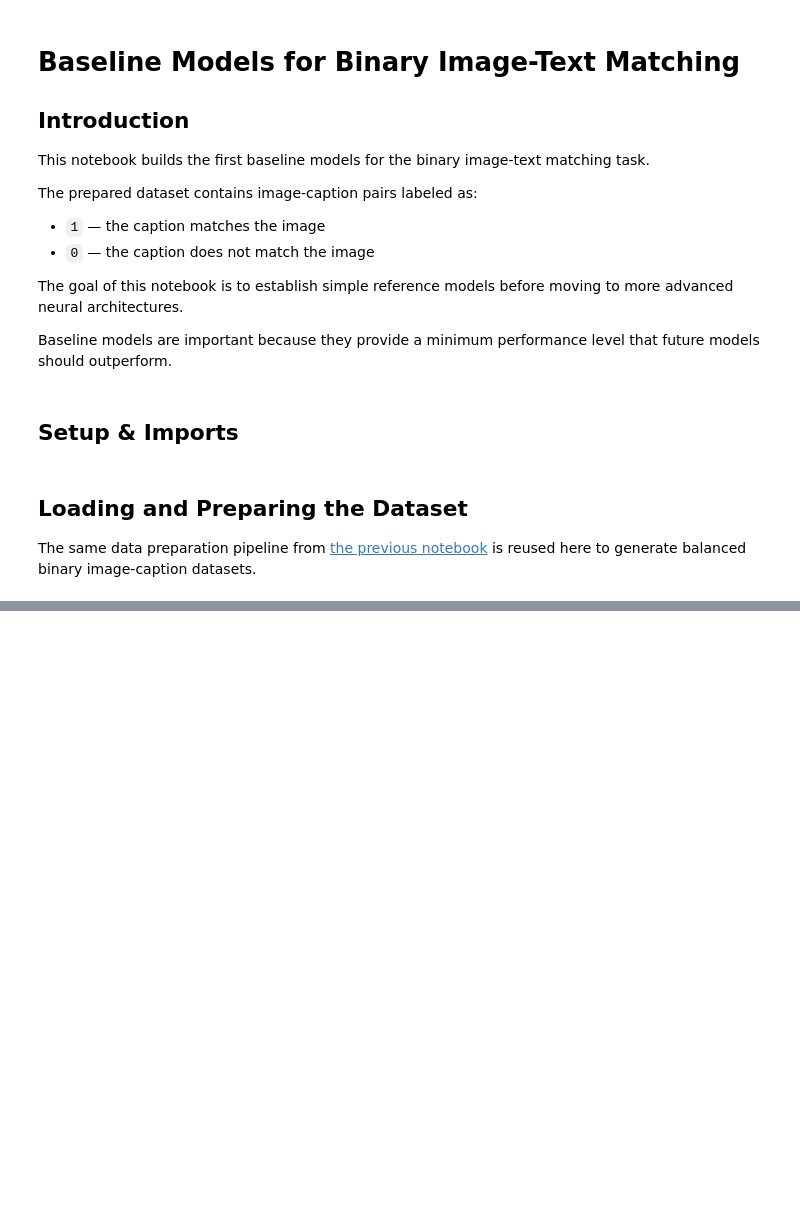
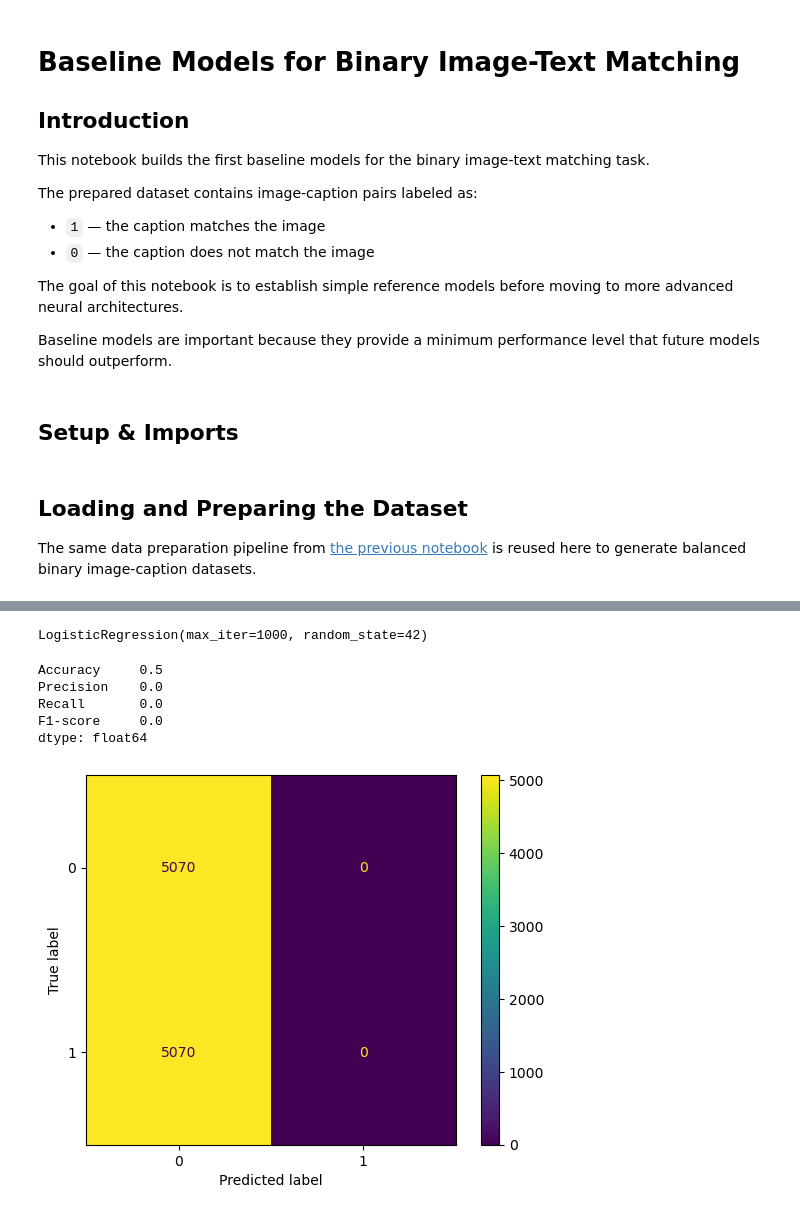
Before and after one commit to Maxstef/flickr30k-multimodal-retrieval, a Jupyter notebook: notebooks/03_baseline_models.ipynb, the cells around one changed output, grey strips where cells are left out. Cells and saved outputs as stored; diff of their text form; code cells hidden in the pictures; blank space fills up the shorter version.

Commit message:
implement multimodal feature extraction and baseline classifiers

```diff
--- a/notebooks/03_baseline_models.ipynb
+++ b/notebooks/03_baseline_models.ipynb
@@ -69,0 +281,3 @@ Although this model does not use visual information, it provides a simple refere
+# %%
+y_train = train_pairs["label"]
+y_val = val_pairs["label"]
@@ -69,0 +301,48 @@ Although this model does not use visual information, it provides a simple refere
+# %%
+log_reg = LogisticRegression(
+    random_state=RANDOM_SEED,
+    max_iter=1000,
+)
+# %%
+log_reg.fit(
+    X_train_multimodal,
+    y_train,
+)
+# %% [output]
+LogisticRegression(max_iter=1000, random_state=42)
+# %%
+# prediction
+y_pred = log_reg.predict(
+    X_val_multimodal,
+)
+# %%
+from sklearn.metrics import (
+    accuracy_score,
+    precision_score,
+    recall_score,
+    f1_score,
+)
+
+results = {
+    "Accuracy": accuracy_score(y_val, y_pred),
+    "Precision": precision_score(y_val, y_pred),
+    "Recall": recall_score(y_val, y_pred),
+    "F1-score": f1_score(y_val, y_pred),
+}
+
+pd.Series(results)
+# %% [output]
+Accuracy     0.5
+Precision    0.0
+Recall       0.0
+F1-score     0.0
+dtype: float64
+# %%
+from sklearn.metrics import ConfusionMatrixDisplay
+
+ConfusionMatrixDisplay.from_predictions(
+    y_val,
+    y_pred,
+);
+# %% [output]
+[figure, added]
```
Also changed, not shown: parts of 44 cells of this notebook, 5 other files.
